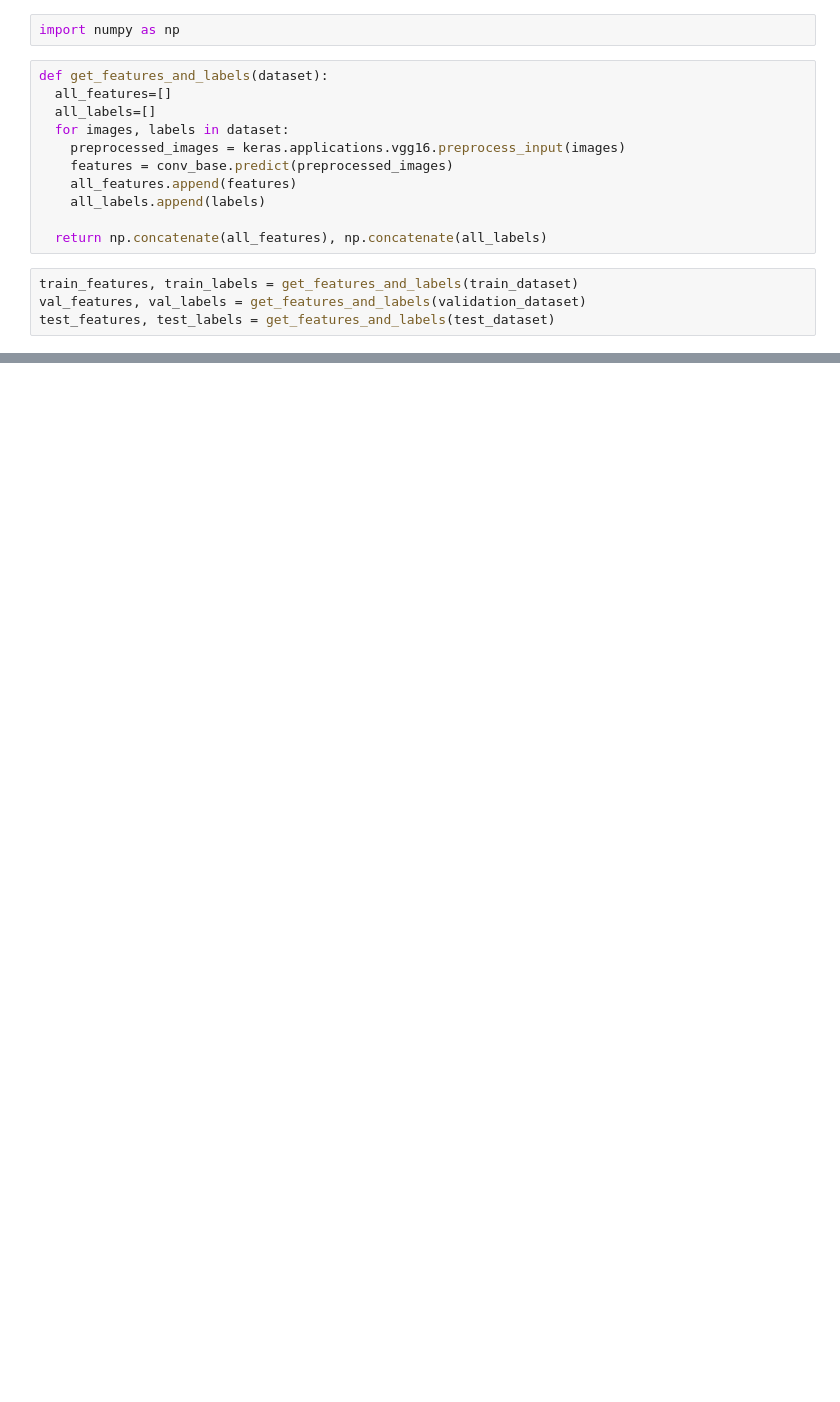
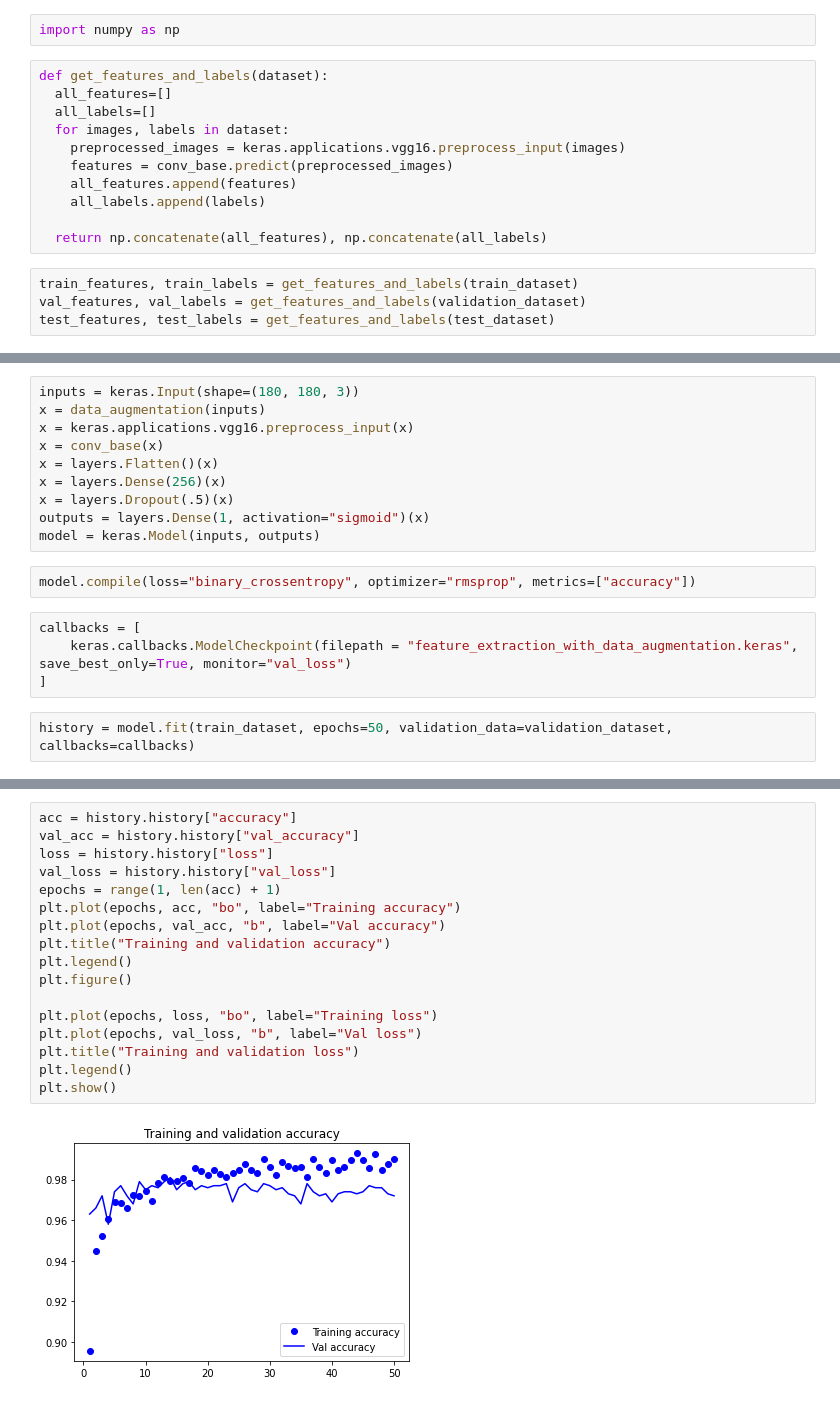
Before and after one commit to thatguyandy27/DLWithPython, a Jupyter notebook: chapter8/Chapter8.ipynb, the cells around one changed output, grey strips where cells are left out. Cells and saved outputs as stored; diff of their text form; blank space fills up the shorter version.

```diff
--- a/chapter8/Chapter8.ipynb
+++ b/chapter8/Chapter8.ipynb
@@ -322,0 +385,18 @@ test_features, test_labels = get_features_and_labels(test_dataset)
+# %%
+inputs = keras.Input(shape=(180, 180, 3))
+x = data_augmentation(inputs)
+x = keras.applications.vgg16.preprocess_input(x)
+x = conv_base(x)
+x = layers.Flatten()(x)
+x = layers.Dense(256)(x)
+x = layers.Dropout(.5)(x)
+outputs = layers.Dense(1, activation="sigmoid")(x)
+model = keras.Model(inputs, outputs)
+# %%
+model.compile(loss="binary_crossentropy", optimizer="rmsprop", metrics=["accuracy"])
+# %%
+callbacks = [
+    keras.callbacks.ModelCheckpoint(filepath = "feature_extraction_with_data_augmentation.keras", save_best_only=True, monitor="val_loss")
+]
+# %%
+history = model.fit(train_dataset, epochs=50, validation_data=validation_dataset, callbacks=callbacks)
@@ -322,0 +421,19 @@ test_features, test_labels = get_features_and_labels(test_dataset)
+# %%
+acc = history.history["accuracy"]
+val_acc = history.history["val_accuracy"]
+loss = history.history["loss"]
+val_loss = history.history["val_loss"]
+epochs = range(1, len(acc) + 1)
+plt.plot(epochs, acc, "bo", label="Training accuracy")
+plt.plot(epochs, val_acc, "b", label="Val accuracy")
+plt.title("Training and validation accuracy")
+plt.legend()
+plt.figure()
+
+plt.plot(epochs, loss, "bo", label="Training loss")
+plt.plot(epochs, val_loss, "b", label="Val loss")
+plt.title("Training and validation loss")
+plt.legend()
+plt.show()
+# %% [output]
+[figure, added]
```
Also changed, not shown: parts of 17 cells of this notebook.
